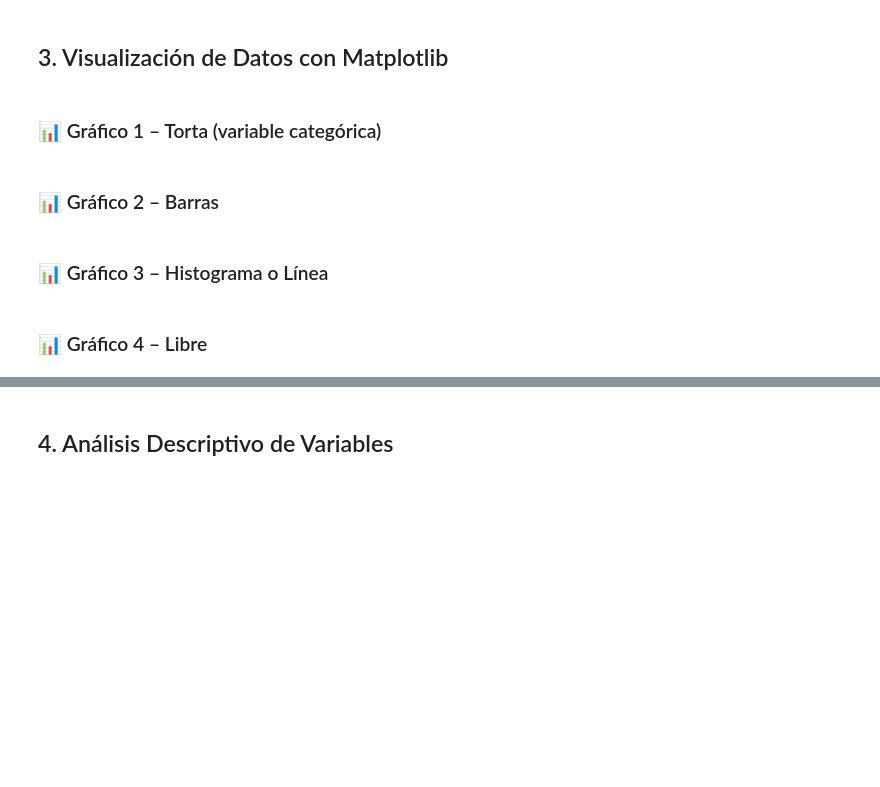
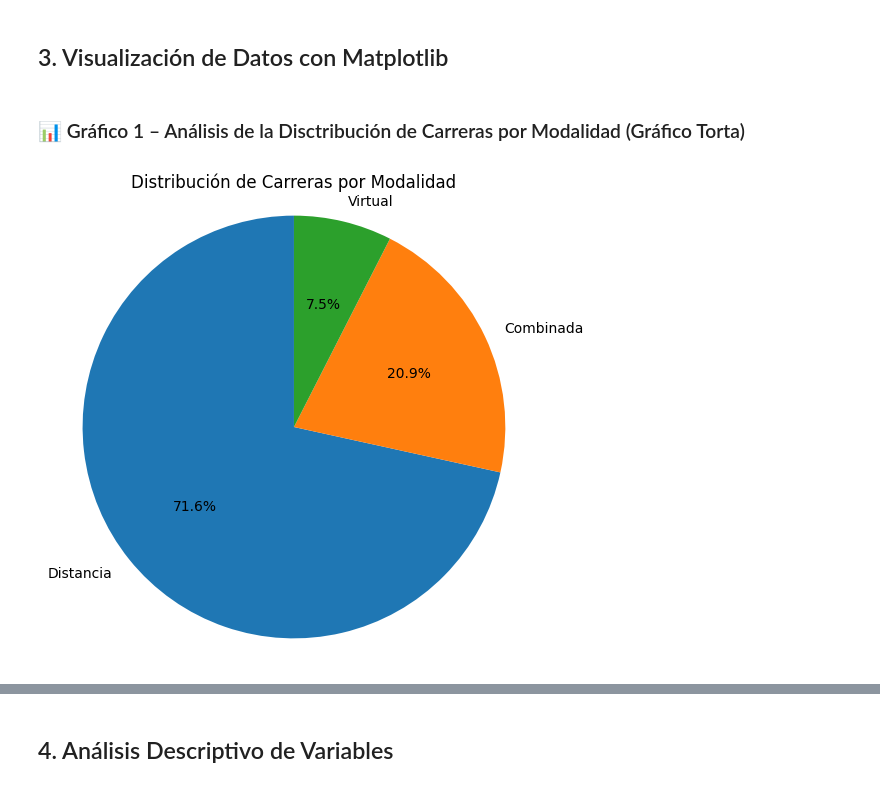
Before and after one commit to Cesiaf/Intro-Pogramacion-CDIA, a Jupyter notebook: Documentacion/limpieza.ipynb, the cells around one changed output, grey strips where cells are left out. Cells and saved outputs as stored; diff of their text form; code cells hidden in the pictures; blank space fills up the shorter version.

```diff
--- a/Documentacion/limpieza.ipynb
+++ b/Documentacion/limpieza.ipynb
@@ -679,0 +1034,13 @@ A mí todavía me queda limpiar esta:
+# %%
+import pandas as pd
+# Cargar el archivo CSV
+df = pd.read_csv("/content/DatasetLimpio.csv")
+
+display(Markdown("### Vista previa del DataFrame"))
+display(df.head())
+
+display(Markdown("### Información general"))
+df.info()
+
+display(Markdown("### Estadísticas de columnas numéricas"))
+df.describe()
@@ -680,11 +1084,19 @@ A mí todavía me queda limpiar esta:
 # %% [markdown]
 
 ## 3. Visualización de Datos con Matplotlib
-# %% [markdown]
- ### 📊 Gráfico 1 – Torta (variable categórica)
-# %% [markdown]
-### 📊 Gráfico 2 – Barras
-# %% [markdown]
-### 📊 Gráfico 3 – Histograma o Línea
-# %% [markdown]
-### 📊 Gráfico 4 – Libre
+# %% [markdown]
+ ### 📊 Gráfico 1 – Análisis de la Disctribución de Carreras por Modalidad (Gráfico Torta)
+# %%
+#importo las librerias que necesito
+import matplotlib.pyplot as plt
+
+modalidad_counts = df['modalidad'].value_counts()
+
+# gráfico de torta
+plt.figure(figsize=(6, 6))
+plt.pie(modalidad_counts, labels=modalidad_counts.index, autopct='%1.1f%%', startangle=90)
+plt.title('Distribución de Carreras por Modalidad')
+plt.axis('equal')
+plt.show()
+# %% [output]
+[figure, added]
```
Also changed, not shown: parts of 28 cells of this notebook.
